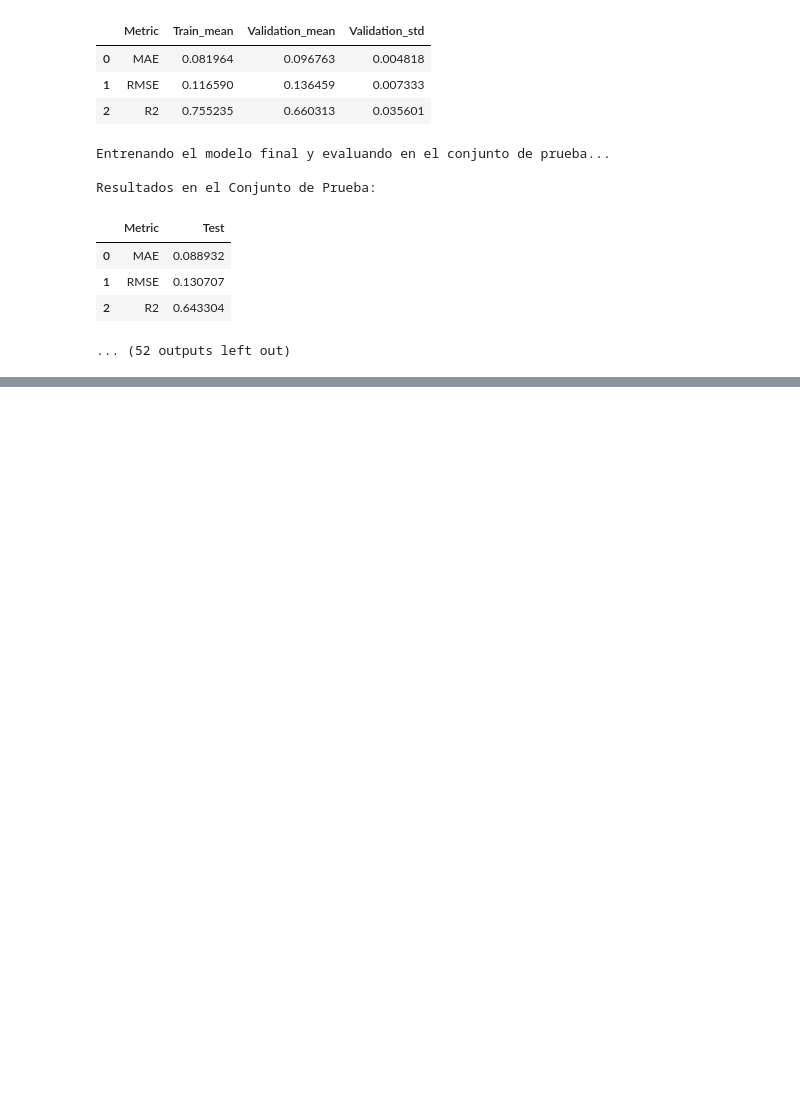
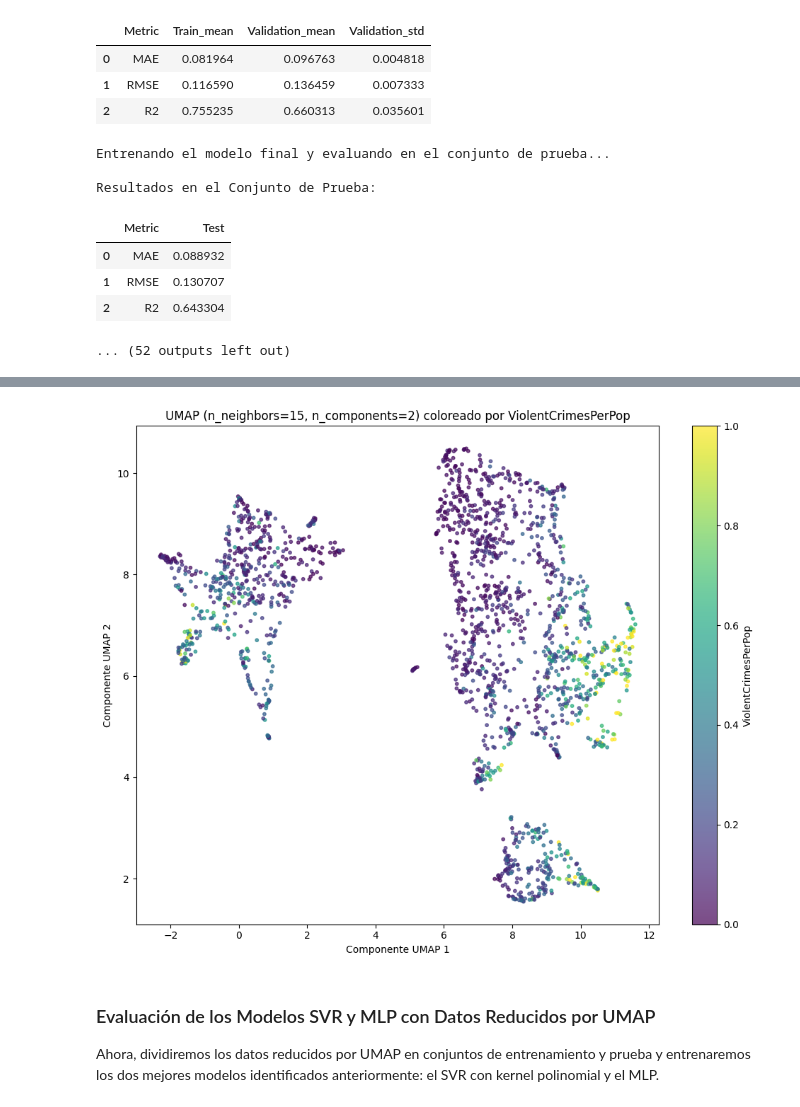
Before and after one commit to josemesa0112/machine-learning-repository, a Jupyter notebook: Machine_Learning_applied_to_Crime_Prediction.ipynb, the cells around one changed output, grey strips where cells are left out. Cells and saved outputs as stored; diff of their text form; code cells hidden in the pictures; blank space fills up the shorter version.

```diff
--- a/Machine_Learning_applied_to_Crime_Prediction.ipynb
+++ b/Machine_Learning_applied_to_Crime_Prediction.ipynb
@@ -1818,0 +2162,12 @@ Resultados en el Conjunto de Prueba:
+# %%
+import umap
+
+# Aplicar UMAP
+n_neighbors_umap = 15
+n_components_umap = 2
+
+print(f"Aplicando UMAP con n_neighbors = {n_neighbors_umap} y n_components = {n_components_umap}...")
+umap_reducer = umap.UMAP(n_neighbors=n_neighbors_umap, n_components=n_components_umap, random_state=42)
+umap_embedding = umap_reducer.fit_transform(X_final_imputed_reduced)
+
+print(f"UMAP completado. Nueva dimensión: {umap_embedding.shape}")
@@ -1818,0 +2181,22 @@ Resultados en el Conjunto de Prueba:
+# %%
+plt.figure(figsize=(10, 8))
+scatter = plt.scatter(
+    umap_embedding[:, 0],
+    umap_embedding[:, 1],
+    c=y_final,
+    cmap='viridis', # Usamos un mapa de colores para la variable objetivo
+    s=10, # Tamaño de los puntos
+    alpha=0.7
+)
+plt.title(f'UMAP (n_neighbors={n_neighbors_umap}, n_components={n_components_umap}) coloreado por ViolentCrimesPerPop')
+plt.xlabel('Componente UMAP 1')
+plt.ylabel('Componente UMAP 2')
+plt.colorbar(scatter, label='ViolentCrimesPerPop')
+plt.tight_layout()
+plt.show()
+# %% [output]
+[figure, added]
+# %% [markdown]
+### Evaluación de los Modelos SVR y MLP con Datos Reducidos por UMAP
+
+Ahora, dividiremos los datos reducidos por UMAP en conjuntos de entrenamiento y prueba y entrenaremos los dos mejores modelos identificados anteriormente: el SVR con kernel polinomial y el MLP.
```
Also changed, not shown: parts of 25 cells of this notebook.
